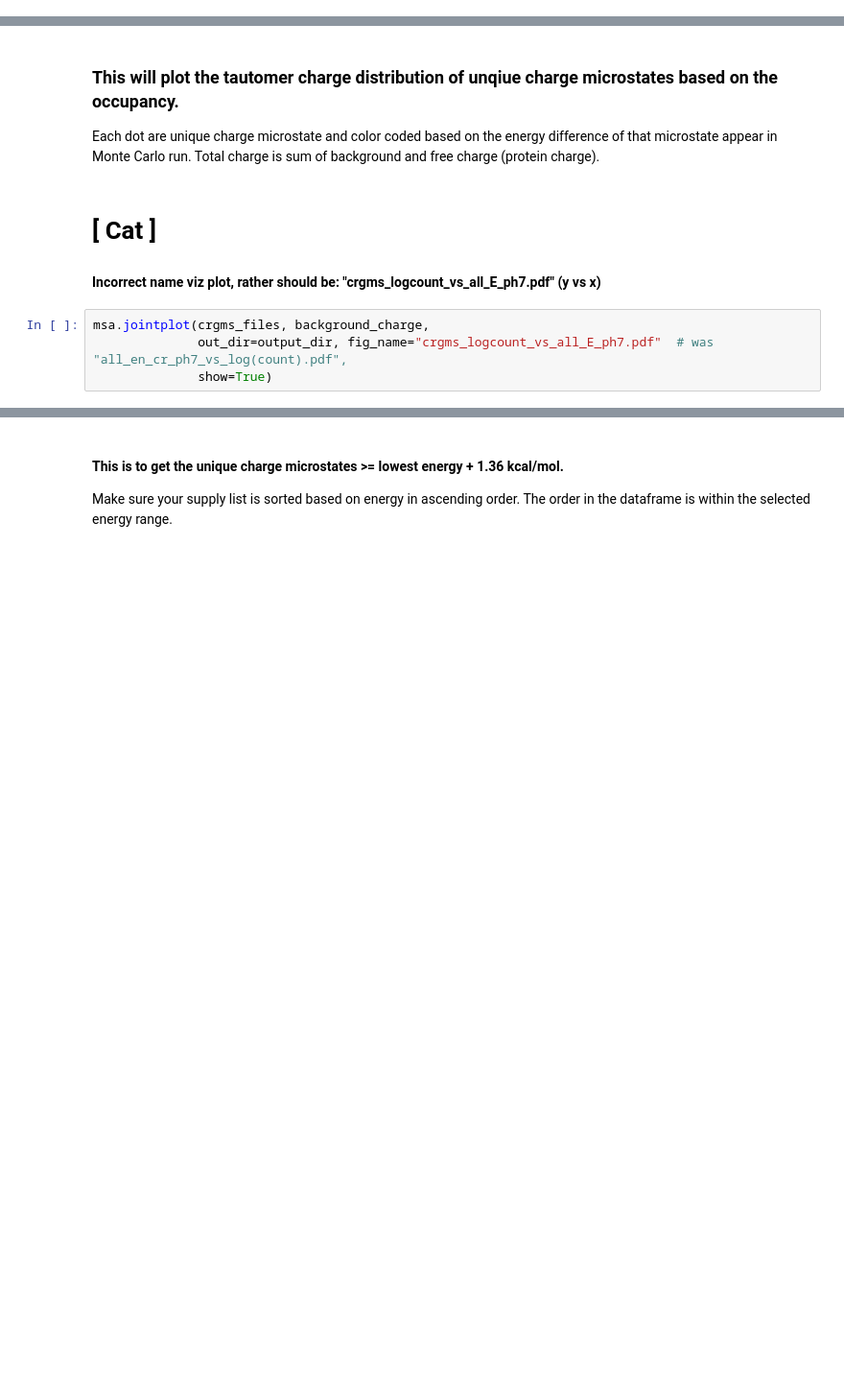
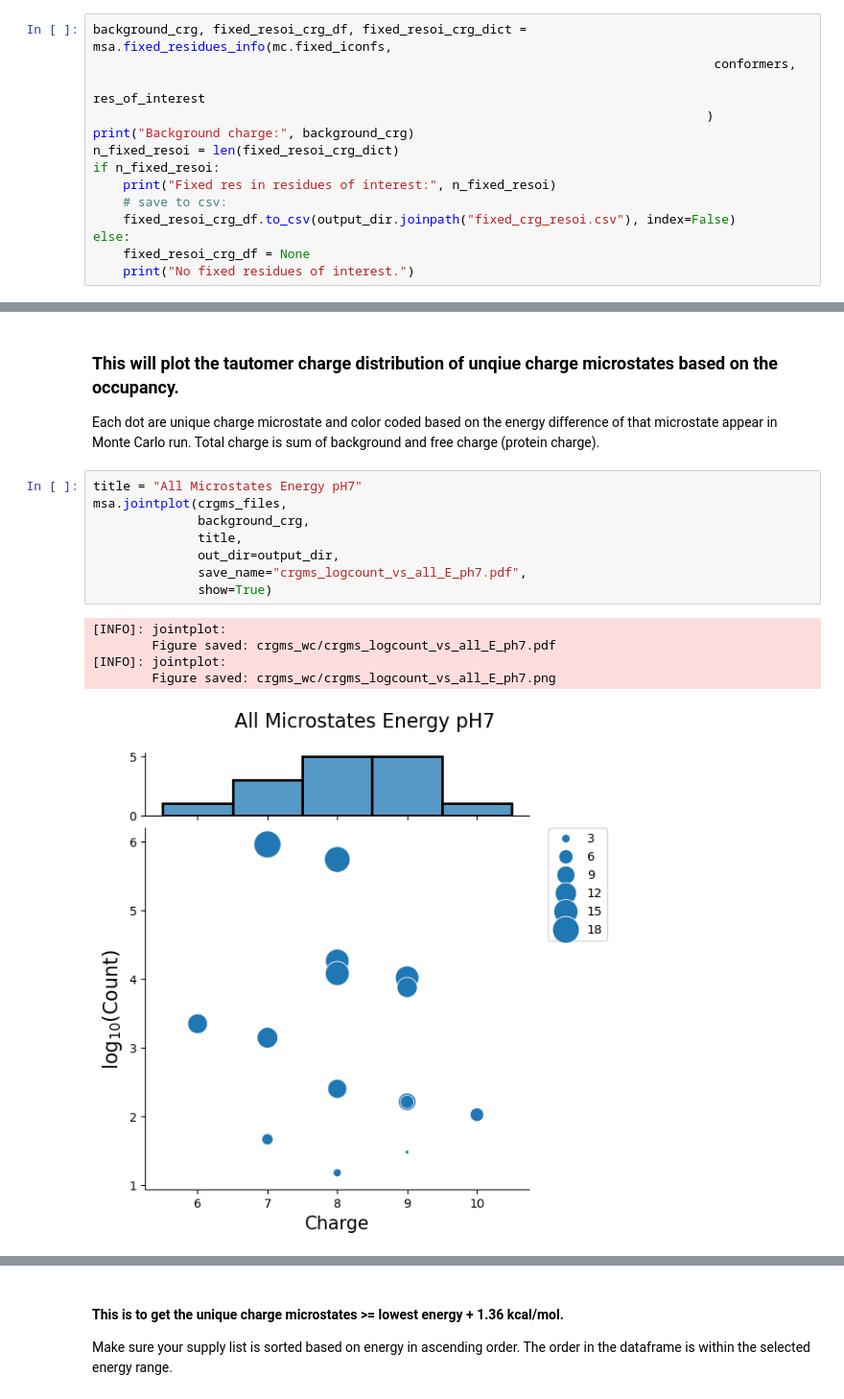
Before and after one commit to Raihancuny/python, a Jupyter notebook: microstate_analysis_code/run_ms_analysis.ipynb, the cells around one changed output, grey strips where cells are left out. Shown at 96% size. Drawn from its saved outputs; the diff is of its cells as text; blank space fills up the shorter version.

```diff
--- a/microstate_analysis_code/run_ms_analysis.ipynb
+++ b/microstate_analysis_code/run_ms_analysis.ipynb
@@ -159,0 +245,14 @@ else:
+# %%
+background_crg, fixed_resoi_crg_df, fixed_resoi_crg_dict = msa.fixed_residues_info(mc.fixed_iconfs,
+                                                                                   conformers,
+                                                                                   res_of_interest
+                                                                                  )
+print("Background charge:", background_crg)
+n_fixed_resoi = len(fixed_resoi_crg_dict)
+if n_fixed_resoi:
+    print("Fixed res in residues of interest:", n_fixed_resoi)
+    # save to csv:
+    fixed_resoi_crg_df.to_csv(output_dir.joinpath("fixed_crg_resoi.csv"), index=False)
+else:
+    fixed_resoi_crg_df = None
+    print("No fixed residues of interest.")
@@ -218,13 +336,20 @@ all_crg_count_res = msa.ConcaCrgMsPandas(crgms_files[0],
 # %% [markdown]
 ### This will plot the tautomer charge distribution of unqiue charge microstates based on the occupancy.
 Each dot are unique charge microstate and color coded based on the energy difference of that microstate appear in Monte Carlo run. Total charge is sum of background and free charge (protein charge).
-# %% [markdown]
-# [ Cat ]
-#### Incorrect name viz plot, rather should be: "crgms_logcount_vs_all_E_ph7.pdf" (y vs x)
 # %%
-msa.jointplot(crgms_files, background_charge,
-              out_dir=output_dir, fig_name="crgms_logcount_vs_all_E_ph7.pdf"  # was "all_en_cr_ph7_vs_log(count).pdf",
+title = "All Microstates Energy pH7"
+msa.jointplot(crgms_files,
+              background_crg,
+              title,
+              out_dir=output_dir,
+              save_name="crgms_logcount_vs_all_E_ph7.pdf",
               show=True)
+# %% [output]
+[INFO]: jointplot:
+        Figure saved: crgms_wc/crgms_logcount_vs_all_E_ph7.pdf
+[INFO]: jointplot:
+        Figure saved: crgms_wc/crgms_logcount_vs_all_E_ph7.png
+[figure, added]
 # %% [markdown]
 # [ Raihan ]
 #### A very important thing here in this dot plot we need to be clear what is these dots numbers mean?
```
Also changed, not shown: parts of 53 cells of this notebook, 13 other files.
